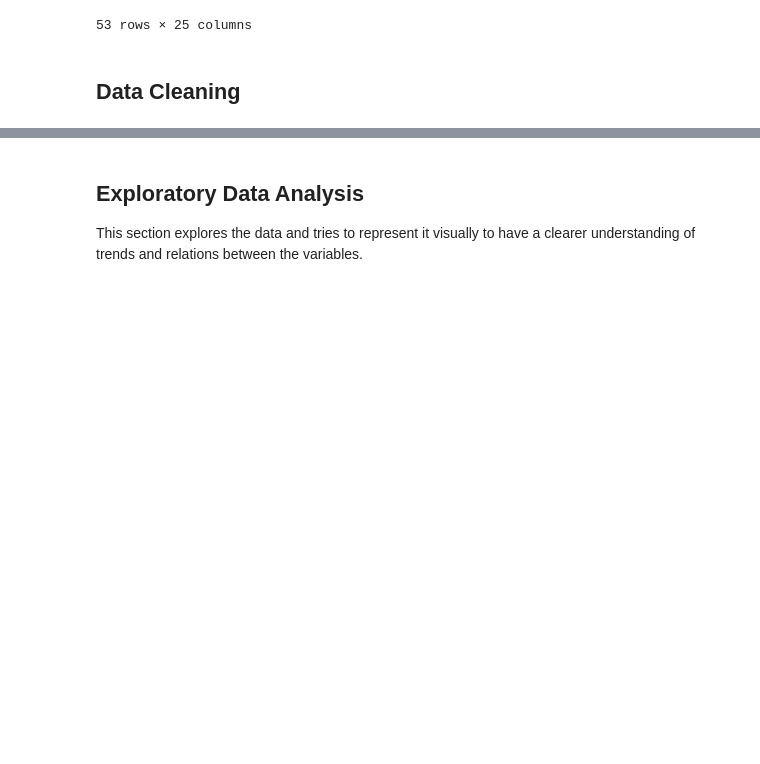
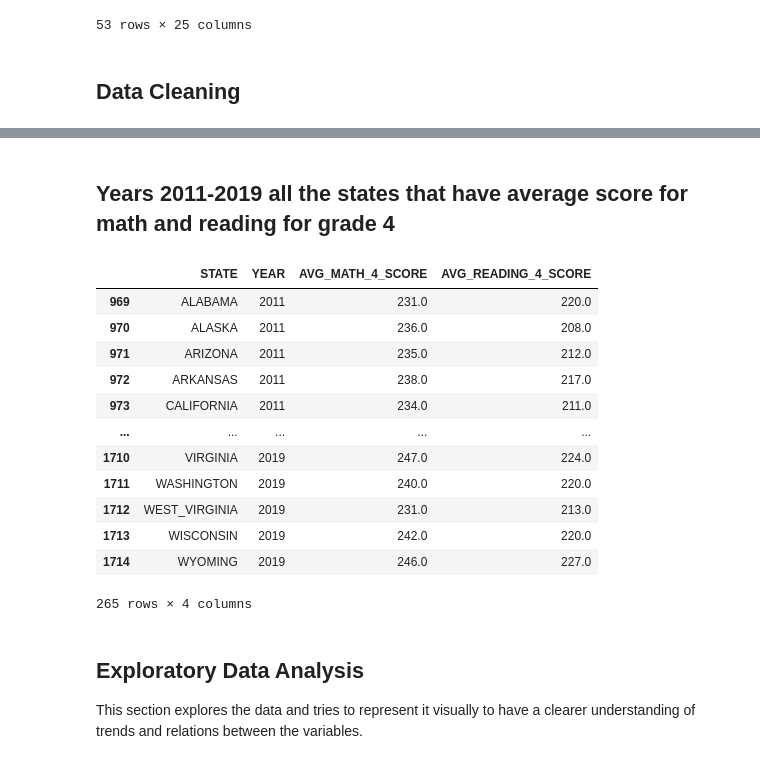
Before and after one commit to trickdevsinschool/CSMODEL_PROJECT_1, a Jupyter notebook: states_csmodel.ipynb, the cells around one changed output, grey strips where cells are left out. Drawn from its saved outputs; the diff is of its cells as text; code cells hidden in the pictures; blank space fills up the shorter version.

```diff
--- a/states_csmodel.ipynb
+++ b/states_csmodel.ipynb
@@ -103,3 +122,22 @@ states_df.tail(53)
+# %% [markdown]
+## Years 2011-2019 all the states that have average score for math and reading for grade 4
+# %%
+states_df= states_df[states_df['YEAR'] > 2010]
+states_df
+# %% [output]
+|  | STATE | YEAR | AVG_MATH_4_SCORE | AVG_READING_4_SCORE |
+| 969 | ALABAMA | 2011 | 231.0 | 220.0 |
+| 970 | ALASKA | 2011 | 236.0 | 208.0 |
+| 971 | ARIZONA | 2011 | 235.0 | 212.0 |
+| 972 | ARKANSAS | 2011 | 238.0 | 217.0 |
+| 973 | CALIFORNIA | 2011 | 234.0 | 211.0 |
+| ... | ... | ... | ... | ... |
+| 1710 | VIRGINIA | 2019 | 247.0 | 224.0 |
+| 1711 | WASHINGTON | 2019 | 240.0 | 220.0 |
+| 1712 | WEST_VIRGINIA | 2019 | 231.0 | 213.0 |
+| 1713 | WISCONSIN | 2019 | 242.0 | 220.0 |
+| 1714 | WYOMING | 2019 | 246.0 | 227.0 |
+265 rows × 4 columns
 # %% [markdown]
 ## Exploratory Data Analysis
 
```
Also changed, not shown: parts of 2 cells of this notebook.
